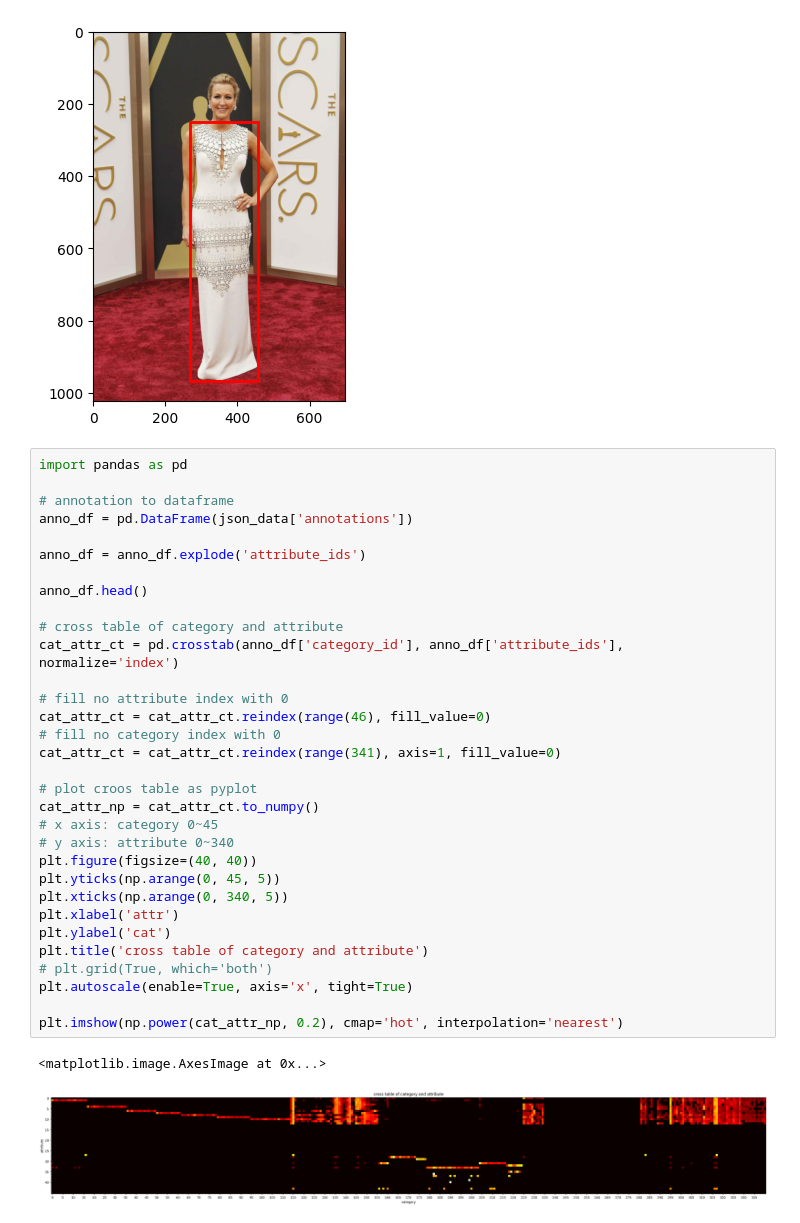
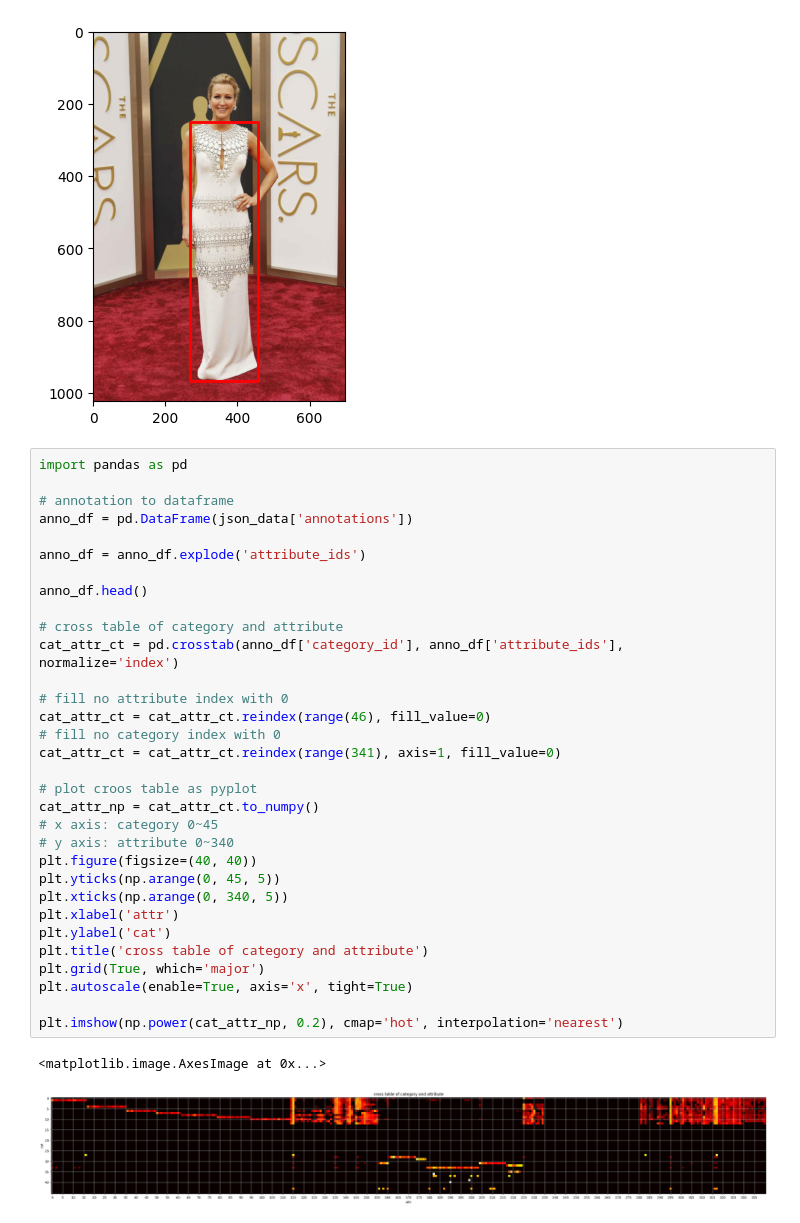
Before and after one commit to Uniaut/979-Fashion, a Jupyter notebook: fashionpedia_eda/instances_train_EDA.ipynb, the cells around one changed output. Saved outputs shown, nothing was run; the diff lists cells and outputs as text.

```diff
--- a/fashionpedia_eda/instances_train_EDA.ipynb
+++ b/fashionpedia_eda/instances_train_EDA.ipynb
@@ -518,33 +518,33 @@ import pandas as pd
 # annotation to dataframe
 anno_df = pd.DataFrame(json_data['annotations'])
 
 anno_df = anno_df.explode('attribute_ids')
 
 anno_df.head()
 
 # cross table of category and attribute
 cat_attr_ct = pd.crosstab(anno_df['category_id'], anno_df['attribute_ids'], normalize='index')
 
 # fill no attribute index with 0
 cat_attr_ct = cat_attr_ct.reindex(range(46), fill_value=0)
 # fill no category index with 0
 cat_attr_ct = cat_attr_ct.reindex(range(341), axis=1, fill_value=0)
 
 # plot croos table as pyplot
 cat_attr_np = cat_attr_ct.to_numpy()
 # x axis: category 0~45
 # y axis: attribute 0~340
 plt.figure(figsize=(40, 40))
 plt.yticks(np.arange(0, 45, 5))
 plt.xticks(np.arange(0, 340, 5))
 plt.xlabel('attr')
 plt.ylabel('cat')
 plt.title('cross table of category and attribute')
-# plt.grid(True, which='both')
+plt.grid(True, which='major')
 plt.autoscale(enable=True, axis='x', tight=True)
 
 plt.imshow(np.power(cat_attr_np, 0.2), cmap='hot', interpolation='nearest')
 # %% [output]
 <matplotlib.image.AxesImage at 0x...>
-[figure, old version]
+[figure, new version]
 # %%
```
Also changed, not shown: parts of 6 cells of this notebook.
